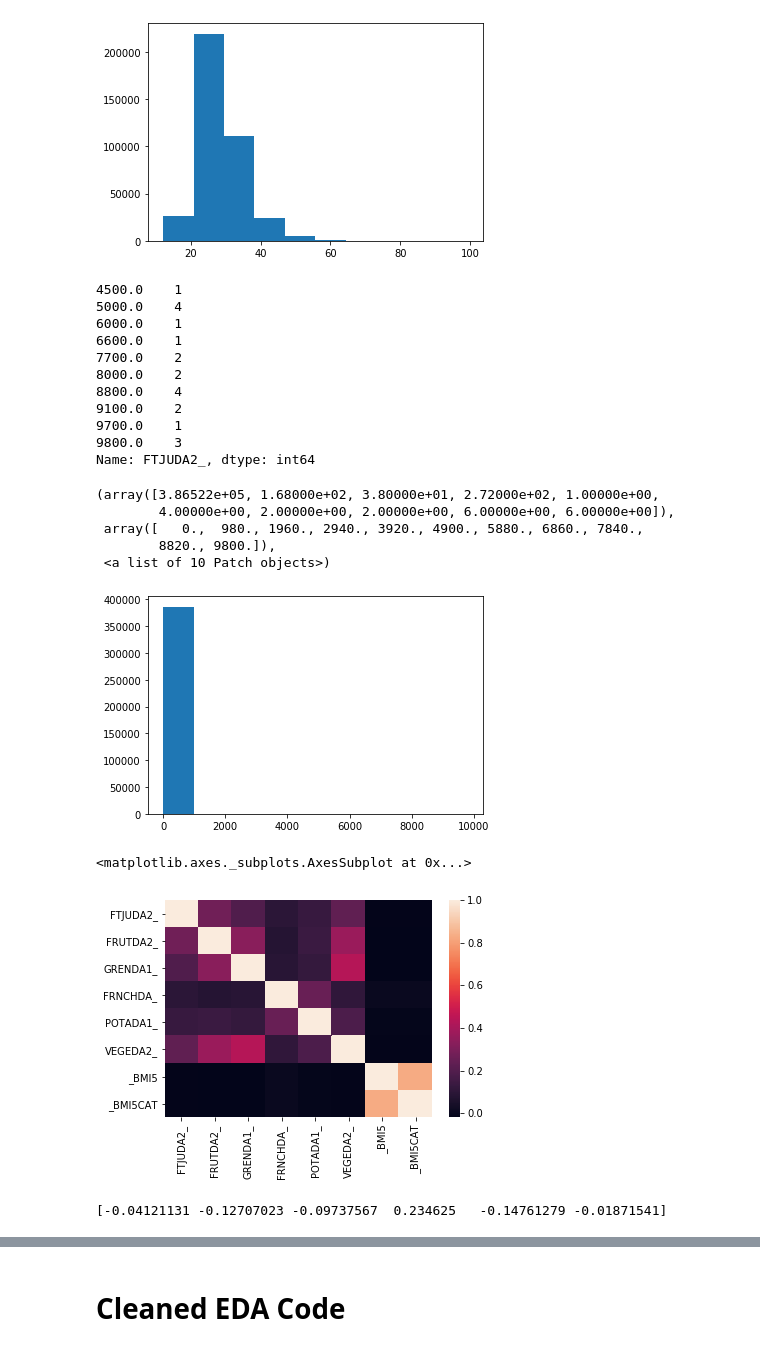
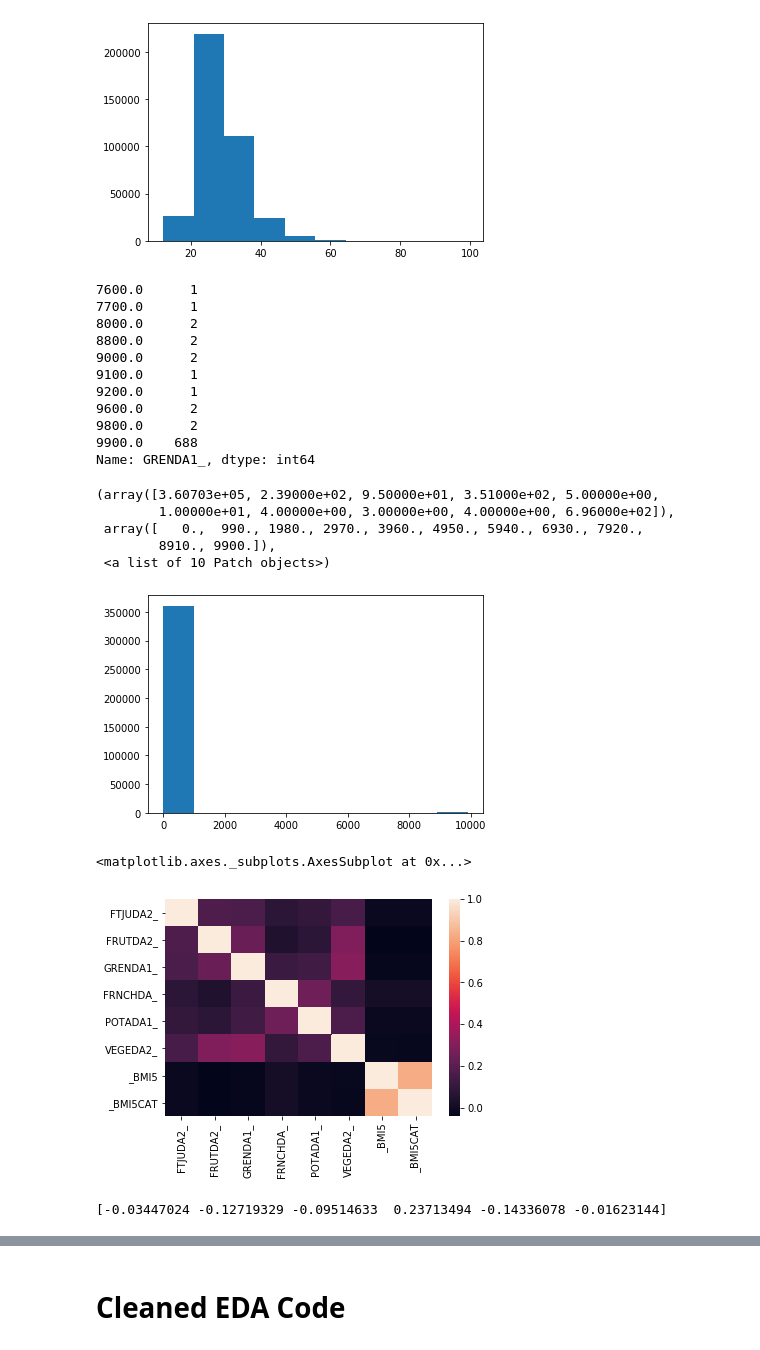
Before and after one commit to laurenc8/ds4a-obesity, a Jupyter notebook: Lauren_EDA.ipynb, the cells around one changed output, grey strips where cells are left out. Cells and saved outputs as stored; diff of their text form; code cells hidden in the pictures.

```diff
--- a/Lauren_EDA.ipynb
+++ b/Lauren_EDA.ipynb
@@ -76,4 +76,4 @@ df
 # %%
 for col in cols[:-2]:
     df[col] = df[col].replace(to_replace=9900)
-    df[col] = df[col].fillna(df[col].mean())
+    df[col] = df[col].fillna(df[col].median())
@@ -99,31 +110,31 @@ plt.hist(df['_BMI5']/100)
  <a list of 10 Patch objects>)
 [figure]
 # %%
-print(df['FTJUDA2_'].value_counts().sort_index().tail(10))
-plt.hist(df['FTJUDA2_'])
+print(df['GRENDA1_'].value_counts().sort_index().tail(10))
+plt.hist(df['GRENDA1_'])
 # %% [output]
-4500.0    1
-5000.0    4
-6000.0    1
-6600.0    1
-7700.0    2
-8000.0    2
-8800.0    4
-9100.0    2
-9700.0    1
-9800.0    3
-Name: FTJUDA2_, dtype: int64
+7600.0      1
+7700.0      1
+8000.0      2
+8800.0      2
+9000.0      2
+9100.0      1
+9200.0      1
+9600.0      2
+9800.0      2
+9900.0    688
+Name: GRENDA1_, dtype: int64
-(array([3.86522e+05, 1.68000e+02, 3.80000e+01, 2.72000e+02, 1.00000e+00,
-        4.00000e+00, 2.00000e+00, 2.00000e+00, 6.00000e+00, 6.00000e+00]),
- array([   0.,  980., 1960., 2940., 3920., 4900., 5880., 6860., 7840.,
-        8820., 9800.]),
+(array([3.60703e+05, 2.39000e+02, 9.50000e+01, 3.51000e+02, 5.00000e+00,
+        1.00000e+01, 4.00000e+00, 3.00000e+00, 4.00000e+00, 6.96000e+02]),
+ array([   0.,  990., 1980., 2970., 3960., 4950., 5940., 6930., 7920.,
+        8910., 9900.]),
  <a list of 10 Patch objects>)
-[figure, old version]
+[figure, new version]
 # %%
 sns.heatmap(df.corr())
 # %% [output]
 <matplotlib.axes._subplots.AxesSubplot at 0x...>
-[figure, old version]
+[figure, new version]
 # %%
 from sklearn import linear_model
 
@@ -133,7 +144,7 @@ regr = linear_model.LinearRegression()
 regr.fit(x, y)
 print(regr.coef_)
 # %% [output]
-[-0.04121131 -0.12707023 -0.09737567  0.234625   -0.14761279 -0.01871541]
+[-0.03447024 -0.12719329 -0.09514633  0.23713494 -0.14336078 -0.01623144]
 # %%
 x = df[cols[:-2]]/100
 y = df[cols[-2]]/100
```
Also changed, not shown: parts of 6 cells of this notebook.
